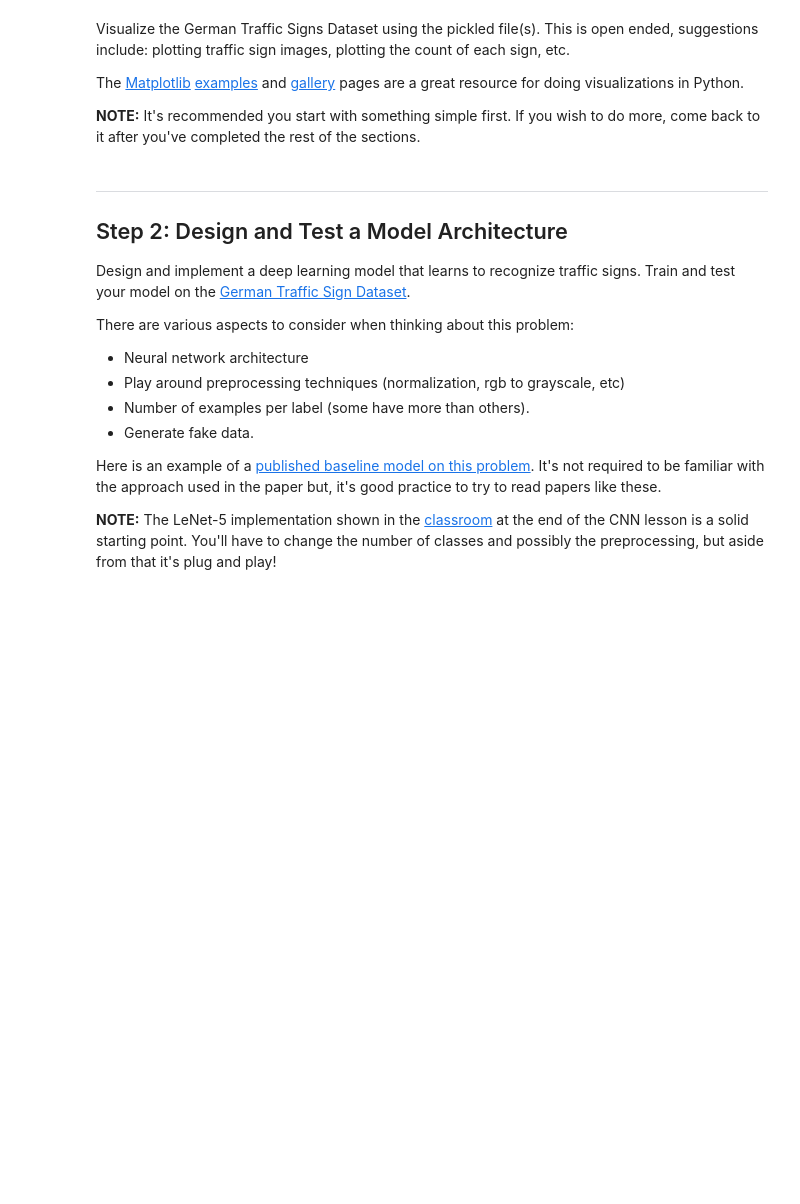
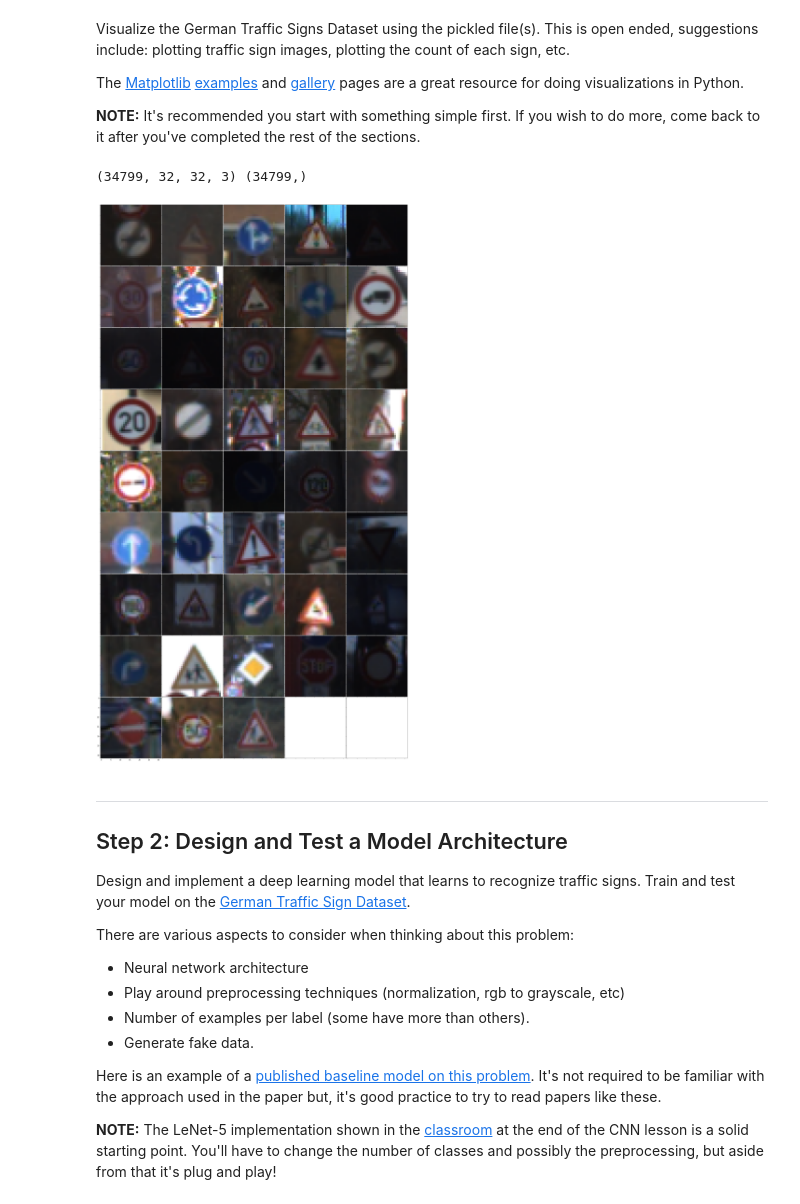
Before and after one commit to ssarangi/CarND-Traffic-Sign-Classifier-Project, a Jupyter notebook: Traffic_Sign_Classifier.ipynb, the cells around one changed output. Cells and saved outputs as stored; diff of their text form; code cells hidden in the pictures; blank space fills up the shorter version.

Commit message:
Added code for displaying a unique image for each label

```diff
--- a/Traffic_Sign_Classifier.ipynb
+++ b/Traffic_Sign_Classifier.ipynb
@@ -90,2 +96,30 @@ import matplotlib.pyplot as plt
 # Visualizations will be shown in the notebook.
 %matplotlib inline
+# %%
+# Show a single image of each type of label
+print(train['features'].shape, train['labels'].shape)
+image_with_label = zip(train['features'], train['labels'])
+seen_labels = set()
+
+fig = plt.figure(figsize=(200, 200))
+total_unique_labels = len(set(train['labels']))
+unique_rows = total_unique_labels // 5 + 1
+
+grid = ImageGrid(fig, 151,  # similar to subplot(141)
+                nrows_ncols=(unique_rows, 5),
+                axes_pad=0.05,
+                label_mode="1",
+                )
+
+i = 0
+for i_l in image_with_label:
+    img, label = i_l
+    if label not in seen_labels:
+        im = grid[i].imshow(img)
+        seen_labels.add(label)
+        i += 1
+
+plt.show()
+# %% [output]
+(34799, 32, 32, 3) (34799,)
+[figure, added]
```
Also changed, not shown: parts of 3 cells of this notebook.
